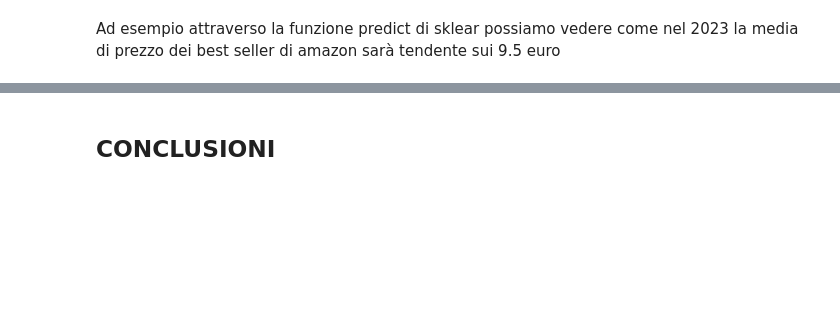
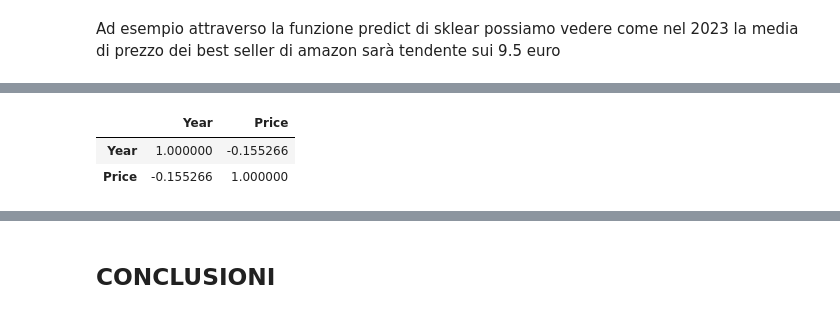
Before and after one commit to Nenne2000/BestSellerAmazon_Notebook, a Jupyter notebook: Notebook.ipynb, the cells around one changed output, grey strips where cells are left out. Drawn from its saved outputs; the diff is of its cells as text; code cells hidden in the pictures; blank space fills up the shorter version.

```diff
--- a/Notebook.ipynb
+++ b/Notebook.ipynb
@@ -543,0 +438,6 @@ plt.show()
+# %%
+book[['Year', 'Price']].corr()
+# %% [output]
+|  | Year | Price |
+| Year | 1.000000 | -0.155266 |
+| Price | -0.155266 | 1.000000 |
```
Also changed, not shown: parts of 73 cells of this notebook.
